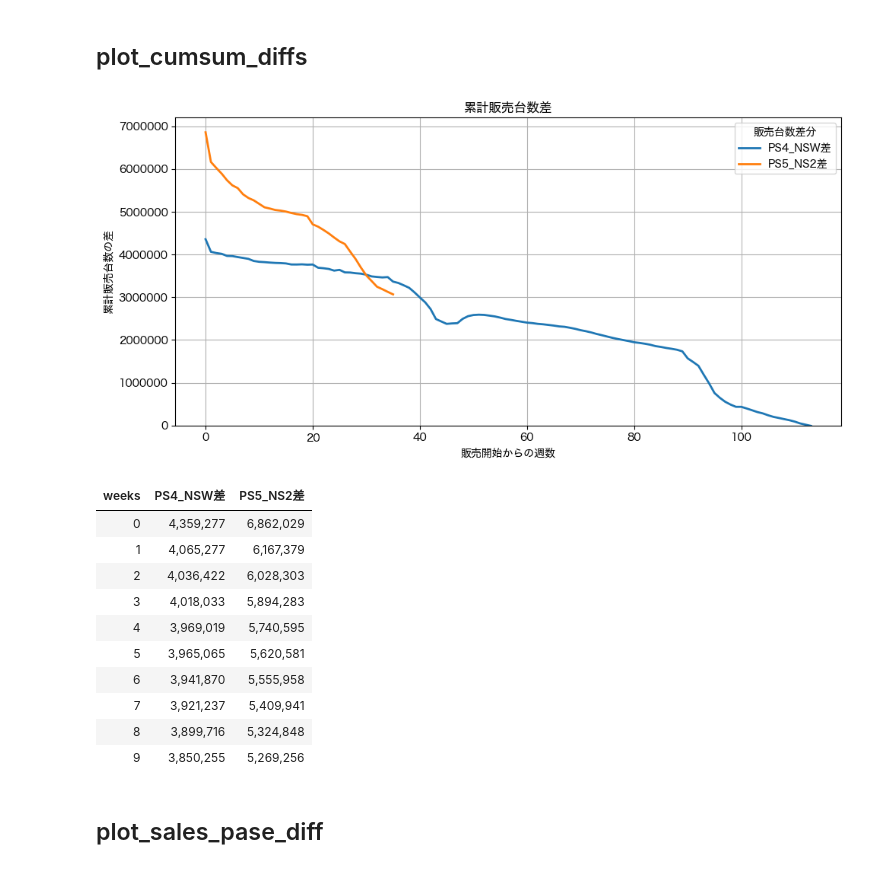
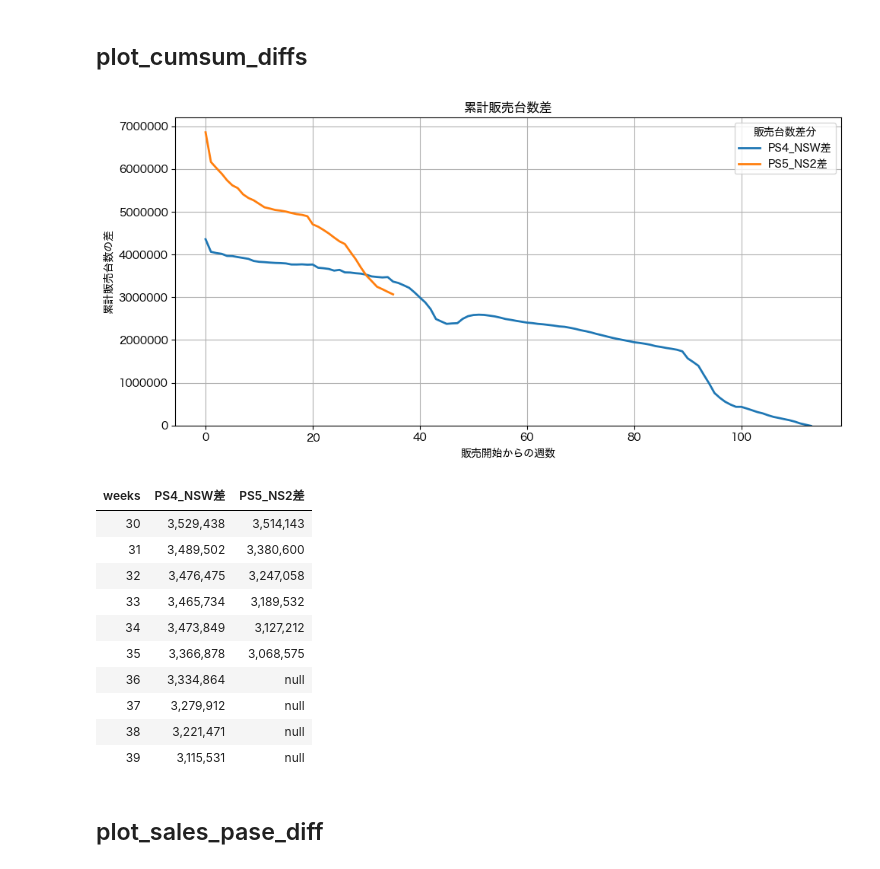
Before and after one commit to hidenden/gamedata, a Jupyter notebook: notebook/example/plot_line_example.ipynb, the cells around one changed output. Cells and saved outputs as stored; diff of their text form; code cells hidden in the pictures.

```diff
--- a/notebook/example/plot_line_example.ipynb
+++ b/notebook/example/plot_line_example.ipynb
@@ -199,20 +198,22 @@ pcs_df.tail(10)
 ## plot_cumsum_diffs
 # %%
 (pcd_fig, pcd_df) = g.plot_cumsum_diffs([('NSW', 'PS4'), ('NS2', 'PS5')])
-pcd_df.head(10)
 # %% [output]
 [figure]
-| weeks | PS4_NSW差 | PS5_NS2差 |
-| 0 | 4,359,277 | 6,862,029 |
-| 1 | 4,065,277 | 6,167,379 |
-| 2 | 4,036,422 | 6,028,303 |
-| 3 | 4,018,033 | 5,894,283 |
-| 4 | 3,969,019 | 5,740,595 |
-| 5 | 3,965,065 | 5,620,581 |
-| 6 | 3,941,870 | 5,555,958 |
-| 7 | 3,921,237 | 5,409,941 |
-| 8 | 3,899,716 | 5,324,848 |
-| 9 | 3,850,255 | 5,269,256 |
+# %%
+pcd_df.filter(pl.col('weeks') >= 30).head(10)
+# %% [output]
+| weeks | PS4_NSW差 | PS5_NS2差 |
+| 30 | 3,529,438 | 3,514,143 |
+| 31 | 3,489,502 | 3,380,600 |
+| 32 | 3,476,475 | 3,247,058 |
+| 33 | 3,465,734 | 3,189,532 |
+| 34 | 3,473,849 | 3,127,212 |
+| 35 | 3,366,878 | 3,068,575 |
+| 36 | 3,334,864 | null |
+| 37 | 3,279,912 | null |
+| 38 | 3,221,471 | null |
+| 39 | 3,115,531 | null |
 # %% [markdown]
 ## plot_sales_pase_diff
 # %%
```
Also changed, not shown: parts of 8 cells of this notebook, 4 other files.
